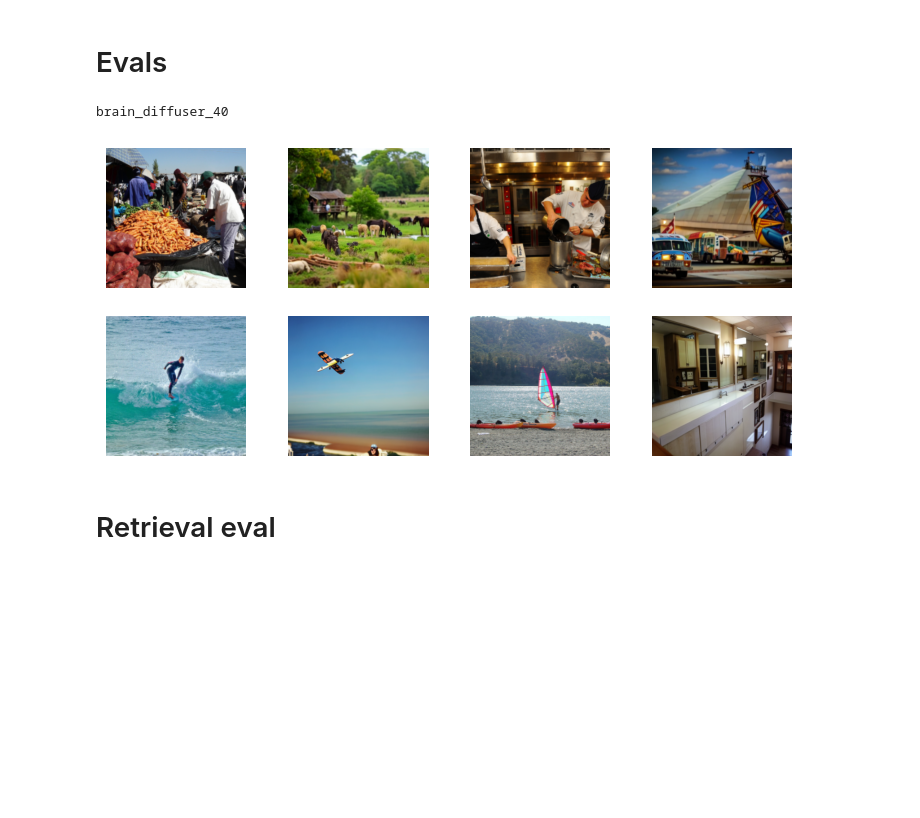
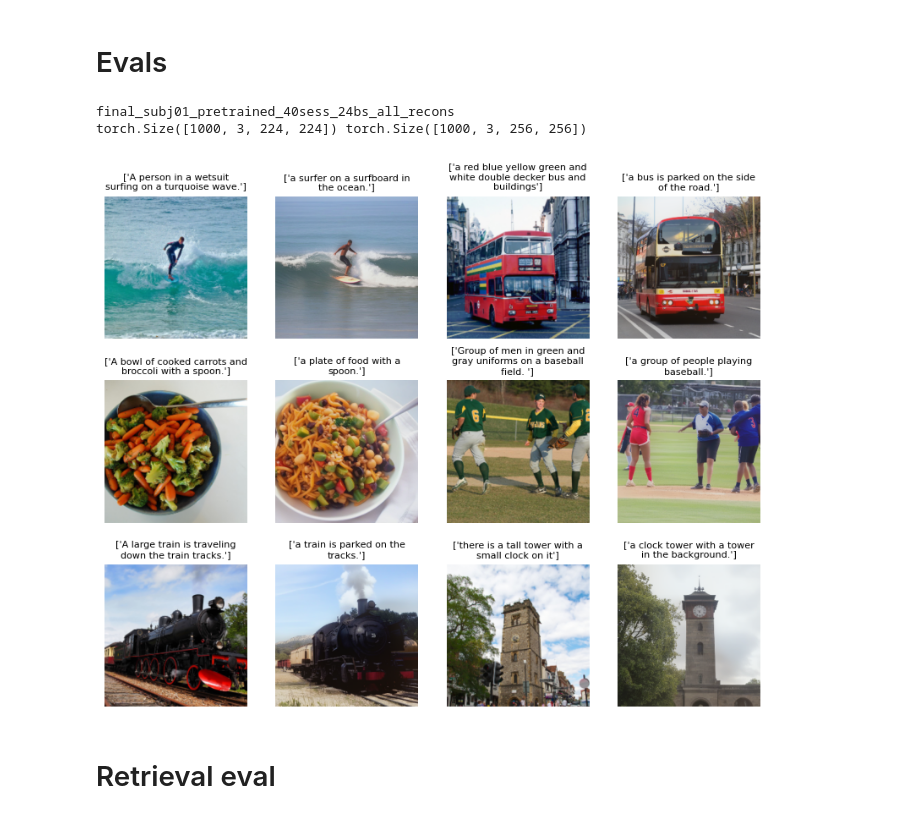
Before and after one commit to MedARC-AI/MindEyeV2, a Jupyter notebook: src/final_evaluations.ipynb, the cells around one changed output. Drawn from its saved outputs; the diff is of its cells as text; code cells hidden in the pictures; blank space fills up the shorter version.

```diff
--- a/src/final_evaluations.ipynb
+++ b/src/final_evaluations.ipynb
@@ -121,33 +114,57 @@ for attribute_name in vars(args).keys():
 utils.seed_everything(seed)
 # %% [markdown]
 # Evals
+# %%
+all_captions = torch.load(f"evals/all_captions.pt")
+all_predcaptions = torch.load(f"evals/{model_name}/{model_name}_all_predcaptions.pt")
 # %%
 all_images = torch.load(f"evals/all_images.pt")
-all_recons = torch.load(f"evals/{model_name}/subj0{subj}_{model_name}_all_recons.pt")
-all_clipvoxels = torch.load(f"evals/{model_name}/subj0{subj}_{model_name}_all_clipvoxels.pt")
-all_blurryrecons = torch.load(f"evals/{model_name}/subj0{subj}_{model_name}_all_blurryrecons.pt")
-all_predcaptions = torch.load(f"evals/{model_name}/subj0{subj}_{model_name}_all_predcaptions.pt")
-all_captions = torch.load(f"evals/{model_name}/subj0{subj}_{model_name}_all_captions.pt")
-all_enhancedrecons = torch.load(f"evals/{model_name}/subj0{subj}_{model_name}_all_enhancedrecons.pt")
-print(model_name)
+# all_images = torch.load(f"test_image.pt")
+all_clipvoxels = torch.load(f"evals/{model_name}/{model_name}_all_clipvoxels.pt")
+
+# all_recons = torch.load(f"evals/{model_name}/{model_name}_all_recons.pt")
+# all_recons = torch.load(f"evals/{model_name}/{model_name}_all_blurryrecons.pt")
+all_recons = torch.load(f"evals/{model_name}/{model_name}_all_enhancedrecons_1135_noblur.pt")
+
+all_blurryrecons = torch.load(f"evals/{model_name}/{model_name}_all_blurryrecons.pt")
+# all_predcaptions = torch.load(f"evals/{model_name}/{model_name}_all_predcaptions.pt")
+
+model_name_plus_suffix = f"{model_name}_all_recons"
+
+print(model_name_plus_suffix)
+print(all_images.shape, all_recons.shape)
 # %% [output]
-brain_diffuser_40
+final_subj01_pretrained_40sess_24bs_all_recons
+torch.Size([1000, 3, 224, 224]) torch.Size([1000, 3, 256, 256])
 # %%
 imsize = 256
 if all_images.shape[-1] != imsize:
     all_images = transforms.Resize((imsize,imsize))(all_images).float()
 if all_recons.shape[-1] != imsize:
     all_recons = transforms.Resize((imsize,imsize))(all_recons).float()
+if all_blurryrecons.shape[-1] != imsize:
+    all_blurryrecons = transforms.Resize((imsize,imsize))(all_blurryrecons).float()
+
+all_recons = all_recons*.75 + all_blurryrecons*.25
-# %%
-fig, axes = plt.subplots(2, 4, figsize=(9, 4))
-jj=-1; kk=0;
-for j in [0,1,2,3]:
-    jj+=1
-    axes[kk][jj].imshow(utils.torch_to_Image(all_images[j]))
-    axes[kk][jj].axis('off')
-    jj+=1
-    axes[kk][jj].imshow(utils.torch_to_Image(all_recons[j]))
-    axes[kk][jj].axis('off')
-    if jj==3: kk+=1; jj=-1
-# %% [output]
-[figure, removed]
+# %%
+# 2 / 117 / 231 / 164 / 619 / 791
+import textwrap
+def wrap_title(title, wrap_width):
+    return "\n".join(textwrap.wrap(title, wrap_width))
+
+fig, axes = plt.subplots(3, 4, figsize=(10, 8))
+jj=-1; kk=0;
+for j in np.array([2,165,119,619,231,791]):
+    jj+=1
+    # print(kk,jj)
+    axes[kk][jj].imshow(utils.torch_to_Image(all_images[j]))
+    axes[kk][jj].axis('off')
+    axes[kk][jj].set_title(wrap_title(str(all_captions[[j]]),wrap_width=30), fontsize=8)
+    jj+=1
+    axes[kk][jj].imshow(utils.torch_to_Image(all_recons[j]))
+    axes[kk][jj].axis('off')
+    axes[kk][jj].set_title(wrap_title(str(all_predcaptions[[j]]),wrap_width=30), fontsize=8)
+    if jj==3:
+        kk+=1; jj=-1
+# %% [output]
+[figure, added]
```
Also changed, not shown: parts of 50 cells of this notebook, 7 other files.
